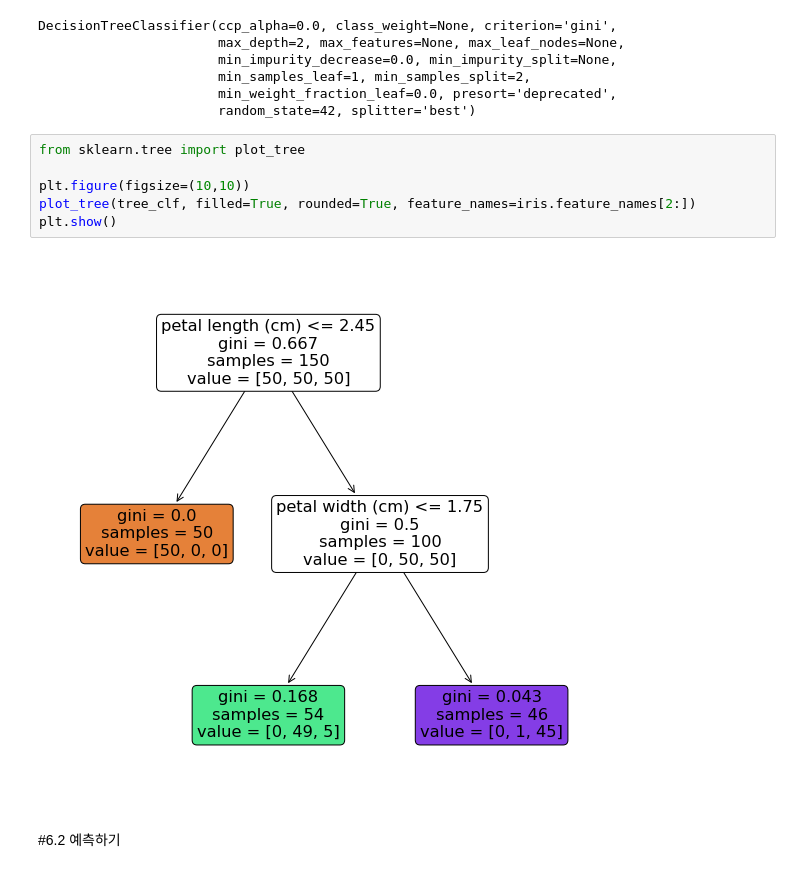
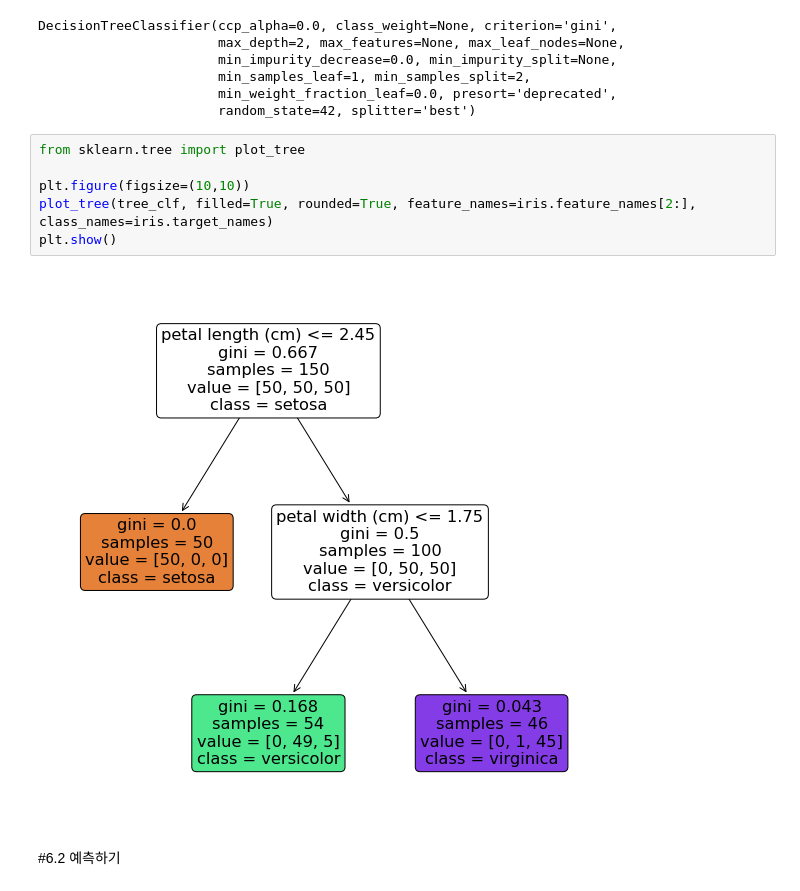
Before and after one commit to dong-tak123/BigAI, a Jupyter notebook: Hands_on_ML_2/Chapter6_결정_트리.ipynb, the cells around one changed output. Saved outputs shown, nothing was run; the diff lists cells and outputs as text.

```diff
--- a/Hands_on_ML_2/Chapter6_결정_트리.ipynb
+++ b/Hands_on_ML_2/Chapter6_결정_트리.ipynb
@@ -39,11 +39,11 @@ DecisionTreeClassifier(ccp_alpha=0.0, class_weight=None, criterion='gini',
 # %%
 from sklearn.tree import plot_tree
 
 plt.figure(figsize=(10,10))
-plot_tree(tree_clf, filled=True, rounded=True, feature_names=iris.feature_names[2:])
+plot_tree(tree_clf, filled=True, rounded=True, feature_names=iris.feature_names[2:], class_names=iris.target_names)
 plt.show()
 # %% [output]
-[figure, old version]
+[figure, new version]
 # %% [markdown]
 #6.2 예측하기
 # %% [markdown]
```
Also changed, not shown: parts of 7 cells of this notebook.
